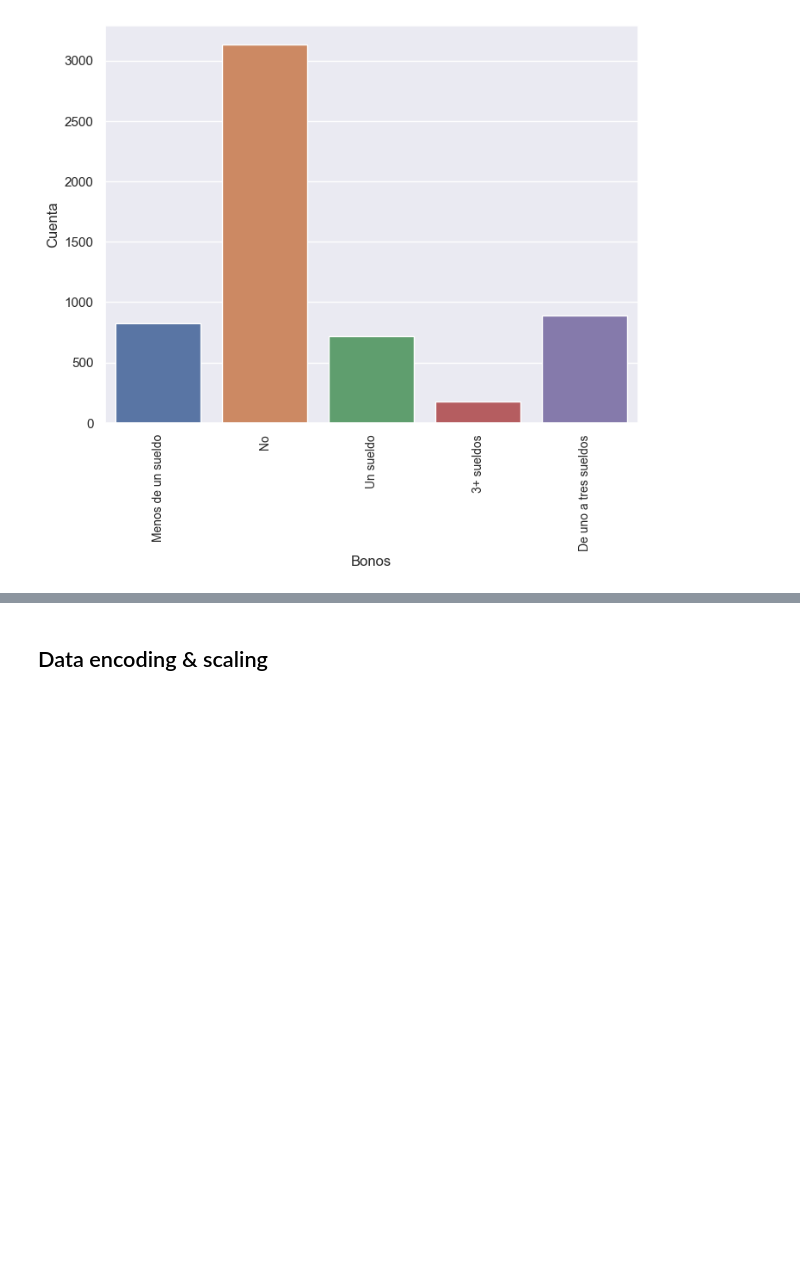
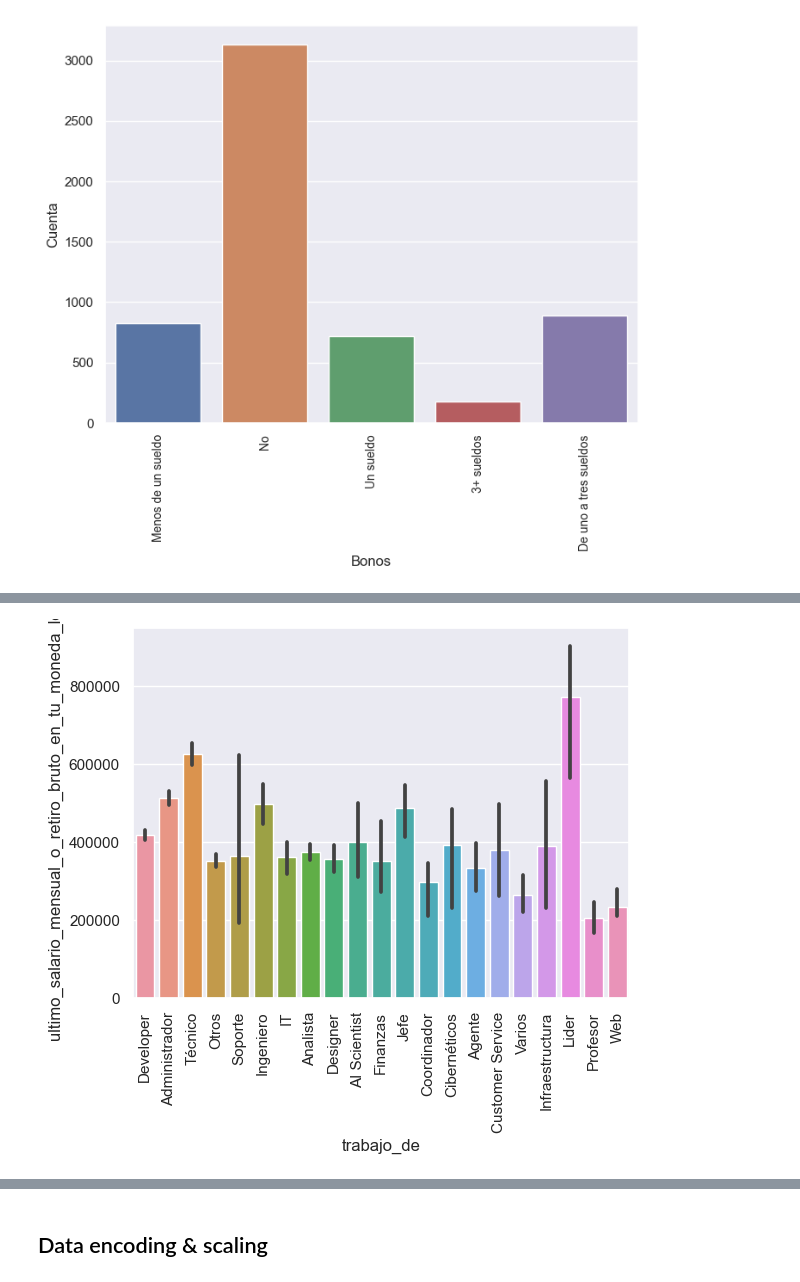
Before and after one commit to OFVGuest/AI-Study, a Jupyter notebook: MachineLearning/wages.ipynb, the cells around one changed output, grey strips where cells are left out. Cells and saved outputs as stored; diff of their text form; code cells hidden in the pictures; blank space fills up the shorter version.

```diff
--- a/MachineLearning/wages.ipynb
+++ b/MachineLearning/wages.ipynb
@@ -99,0 +184,5 @@ ax.set_ylabel("Cuenta");
+# %%
+sns.barplot(data=raw_df, x='trabajo_de', y='ultimo_salario_mensual_o_retiro_bruto_en_tu_moneda_local');
+plt.xticks(rotation=90);
+# %% [output]
+[figure, added]
```
Also changed, not shown: parts of 27 cells of this notebook, 5 other files.
